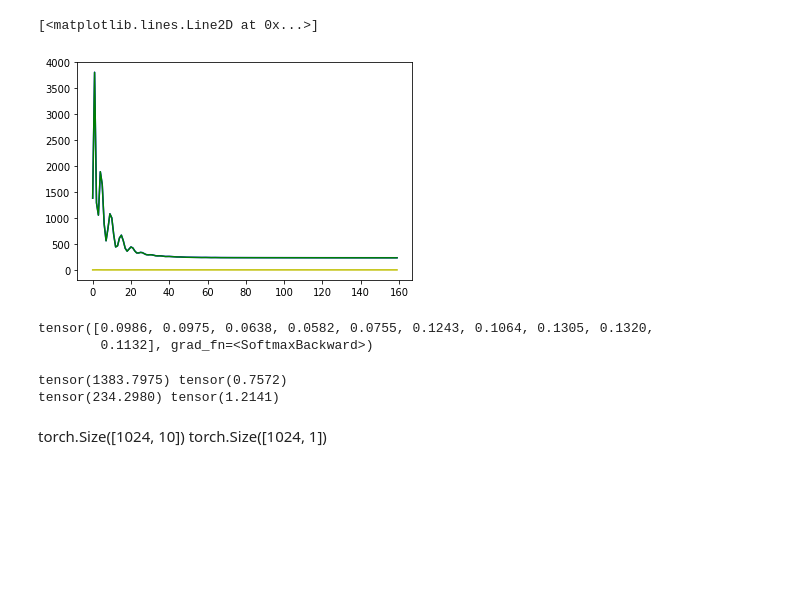
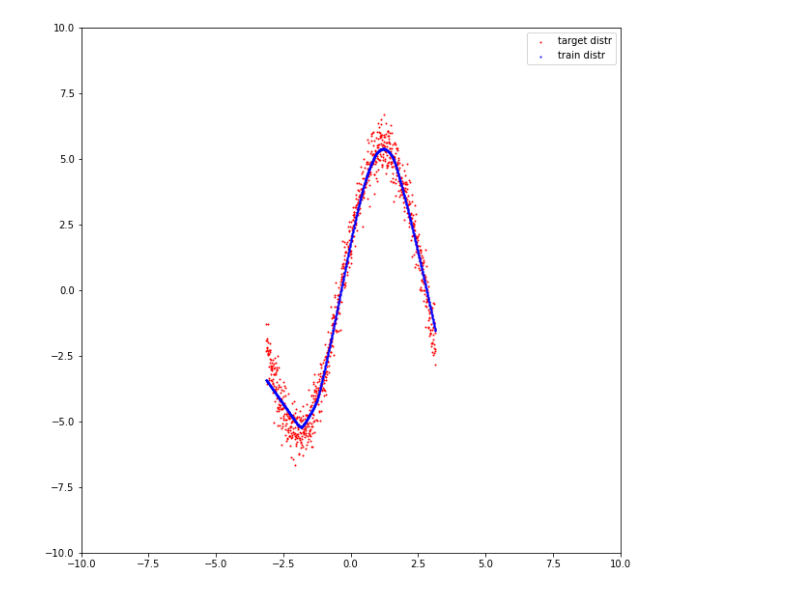
Before and after one commit to levhojoyan/Sirius2021, a Jupyter notebook: NeuralWithWeights.ipynb, the cells around one changed output. Drawn from its saved outputs; the diff is of its cells as text; code cells hidden in the pictures; blank space fills up the shorter version.

```diff
--- a/NeuralWithWeights.ipynb
+++ b/NeuralWithWeights.ipynb
@@ -233,20 +161,0 @@ torch.Size([1024])
-# %%
-plt.plot(losses, color='b')
-plt.plot(mses, color='y')
-plt.plot(weighted_mses, color='g')
-# %% [output]
-[<matplotlib.lines.Line2D at 0x...>]
-[figure, removed]
-# %%
-F.softmax(last_layer_weights)
-# %% [output]
-tensor([0.0986, 0.0975, 0.0638, 0.0582, 0.0755, 0.1243, 0.1064, 0.1305, 0.1320,
-        0.1132], grad_fn=<SoftmaxBackward>)
-# %%
-print(weighted_mses[0], mses[0])
-print(weighted_mses[-1], mses[-1])
-# %% [output]
-tensor(1383.7975) tensor(0.7572)
-tensor(234.2980) tensor(1.2141)
-# %% [markdown]
-torch.Size([1024, 10]) torch.Size([1024, 1])
@@ -252,0 +181,58 @@ torch.Size([1024, 10]) torch.Size([1024, 1])
+# %%
+class CustomModelLosses:
+  def __init__(self):
+    self.loss_history = []
+    self.mse_history = []
+    self.weighted_mse_history = []
+    self.real_risk_history = []
+
+  def update(self, loss, mse, weighted_mse, real_risk):
+    self.loss_history.append(loss)
+    self.mse_history.append(mse)
+    self.weighted_mse_history.append(weighted_mse)
+    self.real_risk_history.append(real_risk)
+
+  def draw(self):
+    plt.plot(self.loss_history, color='b')
+    plt.plot(self.mse_history, color='y')
+    plt.plot(self.weighted_mse_history, color='g')
+    plt.plot(self.real_risk_history, color='r')
+# %%
+model2 = ModelWithWeighted()
+last_layer_weights = torch.rand(10, requires_grad=True)
+
+optimizer2 = torch.optim.Adam(model2.parameters(), lr=0.01)
+optimizer2.add_param_group({'params':last_layer_weights})
+
+i = 0
+losses2 = CustomModelLosses()
+
+for epoch in range(60):
+  for batch in tqdm(dataloader): # берем батч из трейн лоадера
+      x_train = batch['sample']
+      y_train = batch['target']
+
+      mse, weighted_mse, _ = CountProposedLoss(model2, last_layer_weights, x_train, y_train)
+
+      batch_loss = mse + weighted_mse # считаем лосс
+      batch_loss.backward() # считаем градиенты обратным проходом
+
+      optimizer2.step() # обновляем параметры сети
+      optimizer2.zero_grad() # обнуляем посчитанные градиенты параметров
+      i += 1
+
+      with torch.no_grad():
+
+        mse, weighted_mse, pred = CountProposedLoss(model2, last_layer_weights, x_s, f_s)
+
+        DrawSampleAndLearned(x_s, f_s, pred)
+
+
+        total_loss = mse + weighted_mse # считаем лосс
+
+        real_risk = torch.sum((pred - real_function_values)**2)
+
+
+        losses2.update(loss=total_loss, mse=mse, weighted_mse=weighted_mse, real_risk=real_risk)
+# %% [output]
+[figure, added]
```
Also changed, not shown: parts of 28 cells of this notebook.
